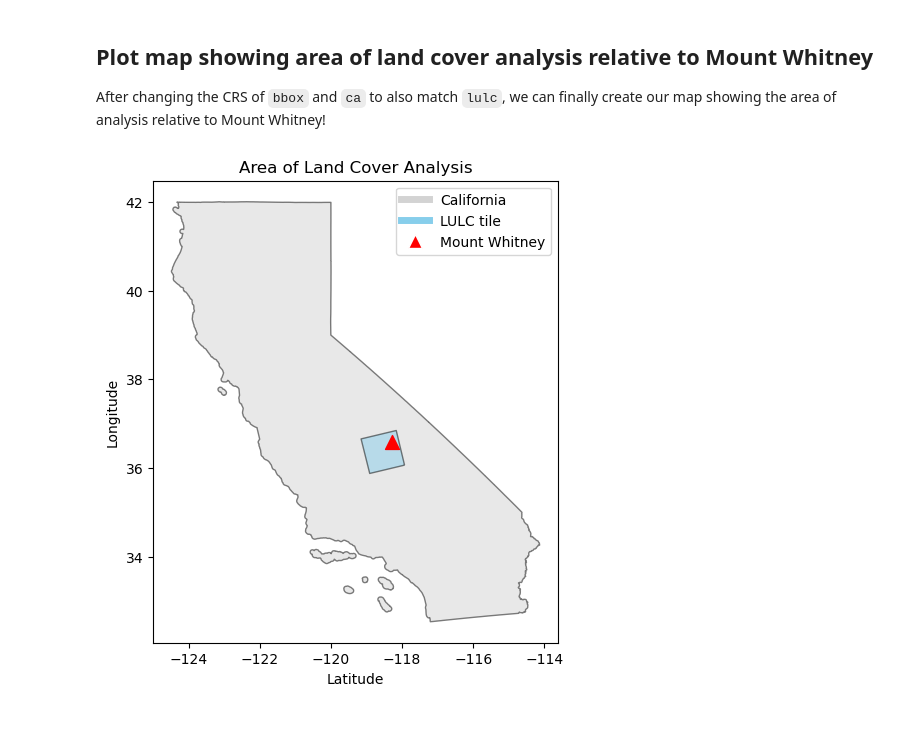
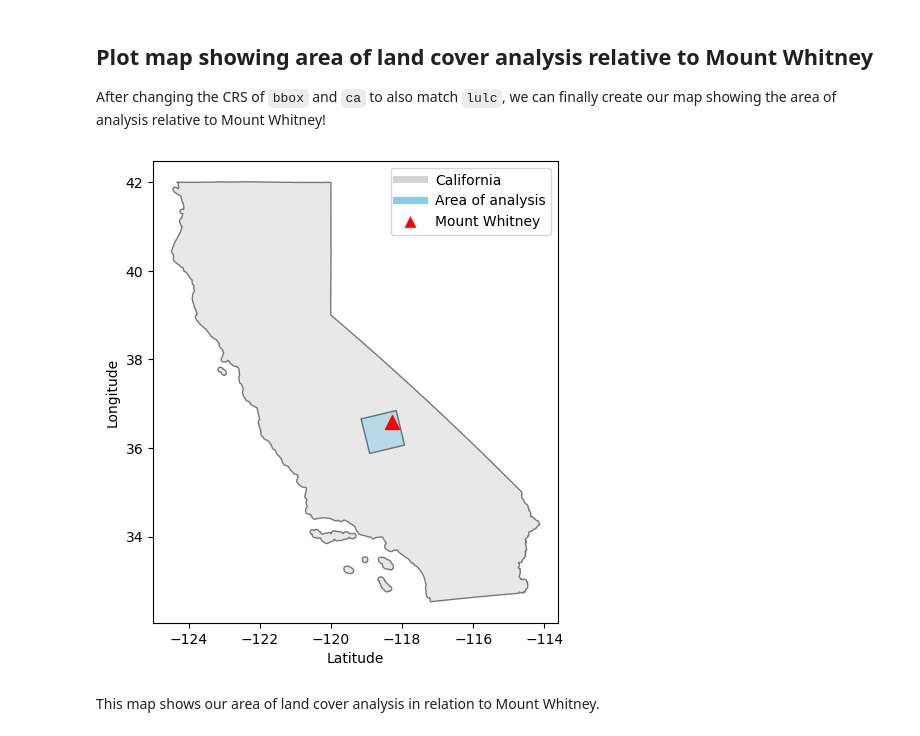
Before and after one commit to linusghanadan/linusghanadan.github.io, a Jupyter notebook: blog/2023-12-11-post/STAC-search.ipynb, the cells around one changed output. Drawn from its saved outputs; the diff is of its cells as text; code cells hidden in the pictures.

```diff
--- a/blog/2023-12-11-post/STAC-search.ipynb
+++ b/blog/2023-12-11-post/STAC-search.ipynb
@@ -37,7 +37,7 @@ import xarray as xr
 import rioxarray as rioxr
 
 # Import land cover TIF as xarray.DataArray
-lulc_fp = os.path.join(os.getcwd(),'..','data','2023-12-11-post-data','land_cover.tif')
+lulc_fp = os.path.join(os.getcwd(),'..','..','data','2023-12-11-post-data','land_cover.tif')
 lulc = rioxr.open_rasterio(lulc_fp)
 # %% [markdown]
 ### USGS land cover tabular dataset
@@ -141,30 +143,31 @@ After changing the CRS of `bbox` and `ca` to also match `lulc`, we can finally c
 # %%
 # Change CRS of LULC tile bounding box to EPSG:4326
 bbox.to_crs('EPSG:4326', inplace=True)
 
 # Change CRS of CA boundaries to EPSG:4326
 ca.to_crs('EPSG:4326', inplace = True)
 
 # Initialize figure and axis
 fig, ax = plt.subplots(figsize=(8, 6))
 
 # Plot CA basemap, LULC tile bounding box, and Mount Whitney point
 ca.plot(ax=ax, color='lightgray', edgecolor='black', alpha=0.5, label='California, US')
-bbox.plot(ax=ax, color='skyblue', edgecolor='black', alpha=0.5, label='LULC tile')
+bbox.plot(ax=ax, color='skyblue', edgecolor='black', alpha=0.5, label='Area of analysis')
 mt_whitney.plot(ax=ax, marker='^', color='red', markersize=100, label='Mount Whitney')
 
 # Specify legend elements
 legend_elements = [plt.Line2D([0], [0], color='lightgray', lw=5, label='California'),
-                   plt.Line2D([0], [0], color='skyblue', lw=5, label='LULC tile'),
+                   plt.Line2D([0], [0], color='skyblue', lw=5, label='Area of analysis'),
                    mlines.Line2D([0], [0], marker='^', color='w', markerfacecolor='red', markersize=10, label='Mount Whitney', linestyle='None')]
 
 # Add legend, title, and labels
 ax.legend(handles=legend_elements, loc='upper right')
-plt.title('Area of Land Cover Analysis')
 plt.xlabel('Latitude')
 plt.ylabel('Longitude')
 
 # Show plot
 plt.show()
 # %% [output]
-[figure, old version]
+[figure, new version]
+# %% [markdown]
+This map shows our area of land cover analysis in relation to Mount Whitney.
```
Also changed, not shown: parts of 4 cells of this notebook.
